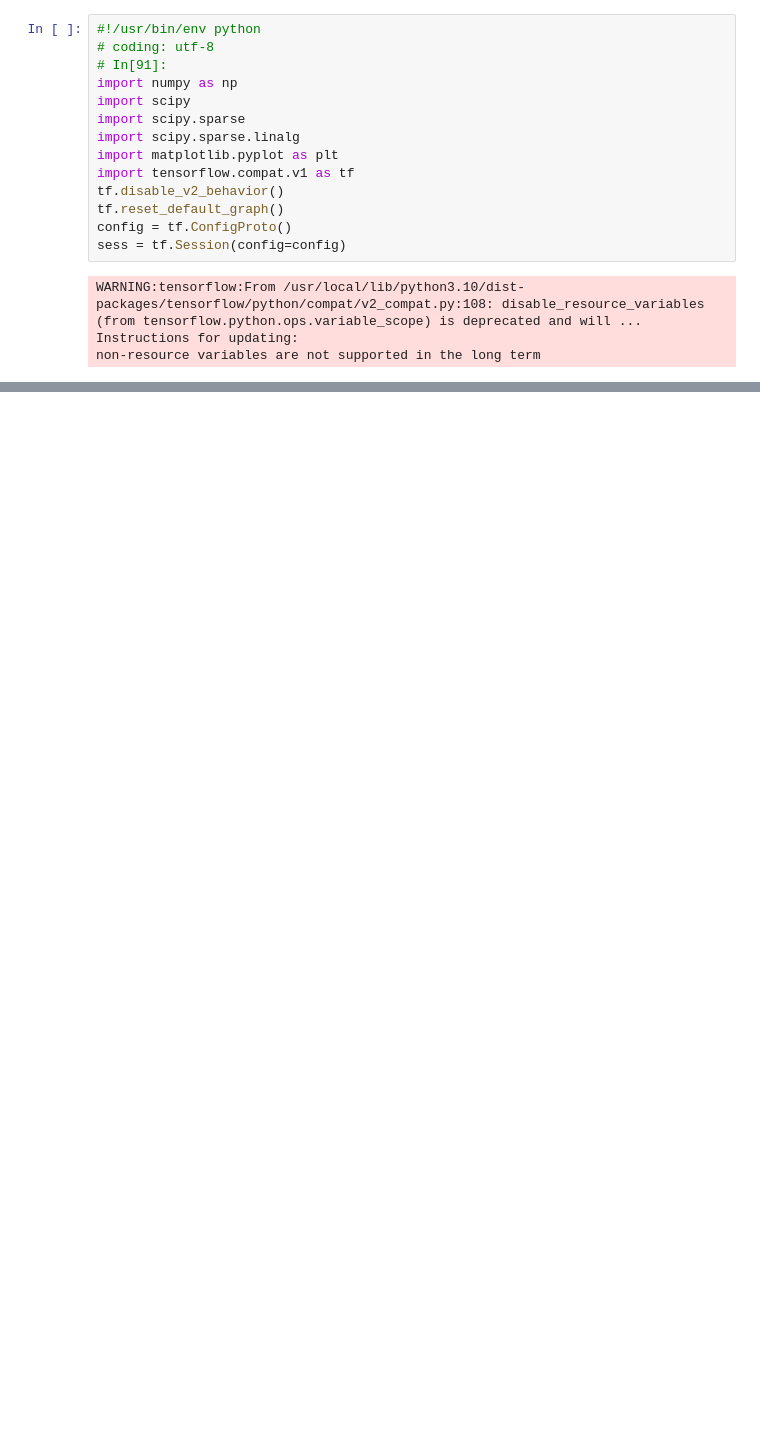
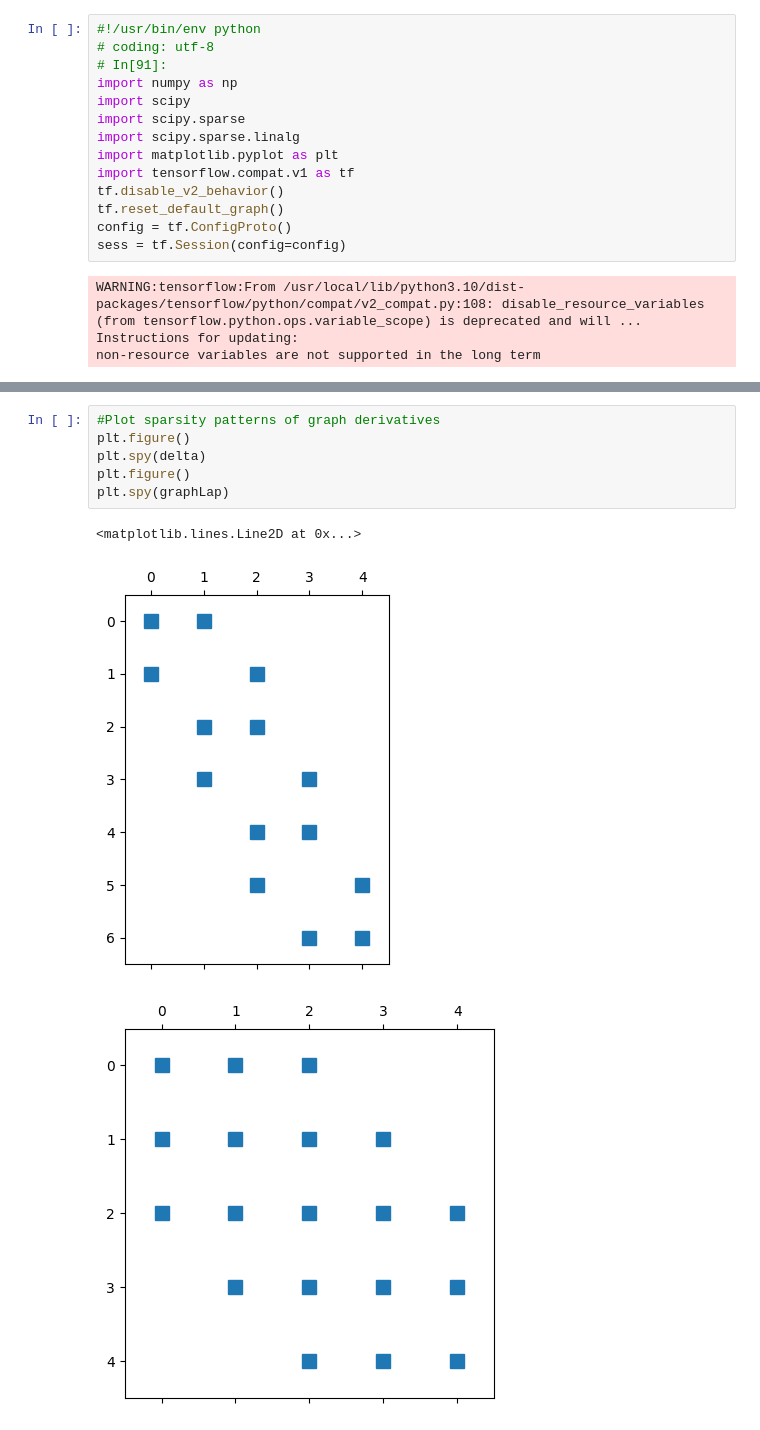
Before and after one commit to natrask/ENM5310, a Jupyter notebook: Graph_tutorial.ipynb, the cells around one changed output, grey strips where cells are left out. Saved outputs shown, nothing was run; the diff lists cells and outputs as text; blank space fills up the shorter version.

```diff
--- a/Graph_tutorial.ipynb
+++ b/Graph_tutorial.ipynb
@@ -102,0 +73,10 @@ plt.plot(uexact)
+# %%
+#Plot sparsity patterns of graph derivatives
+plt.figure()
+plt.spy(delta)
+plt.figure()
+plt.spy(graphLap)
+# %% [output]
+<matplotlib.lines.Line2D at 0x...>
+[figure, added]
+[figure, added]
```
Also changed, not shown: parts of 12 cells of this notebook.
